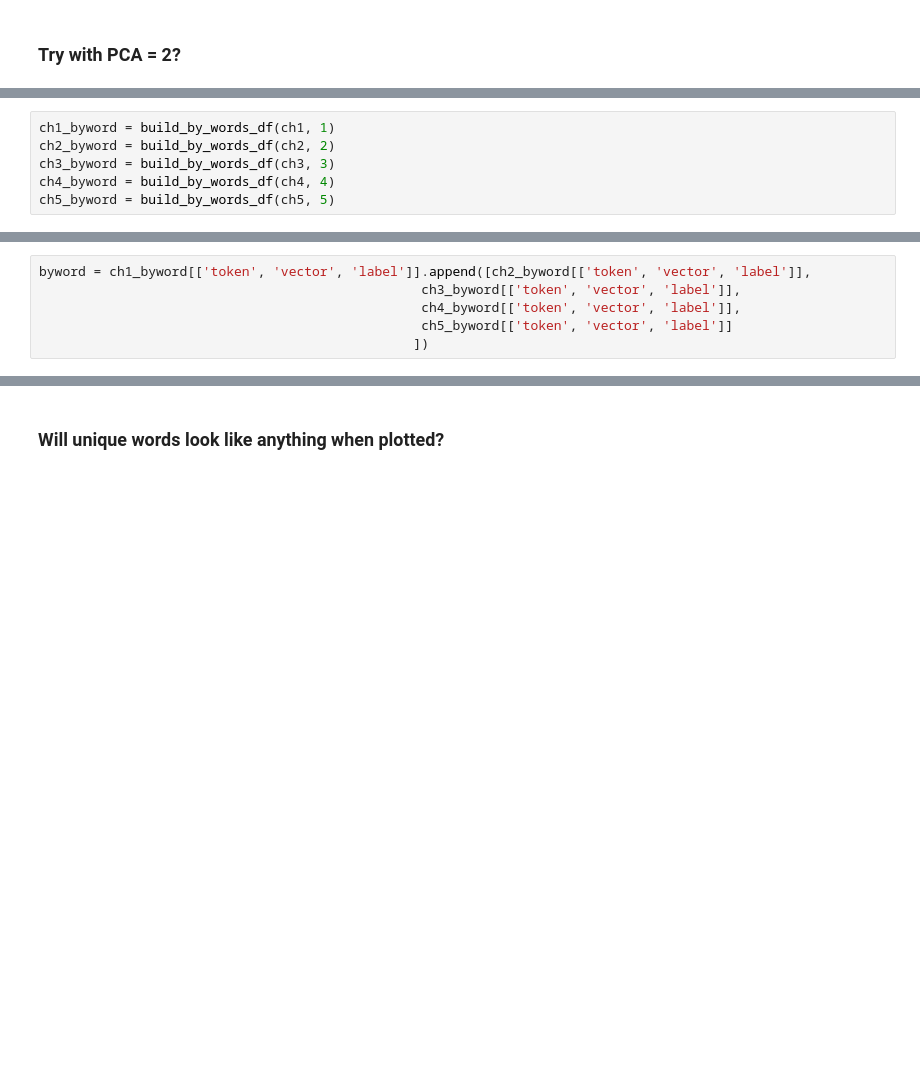
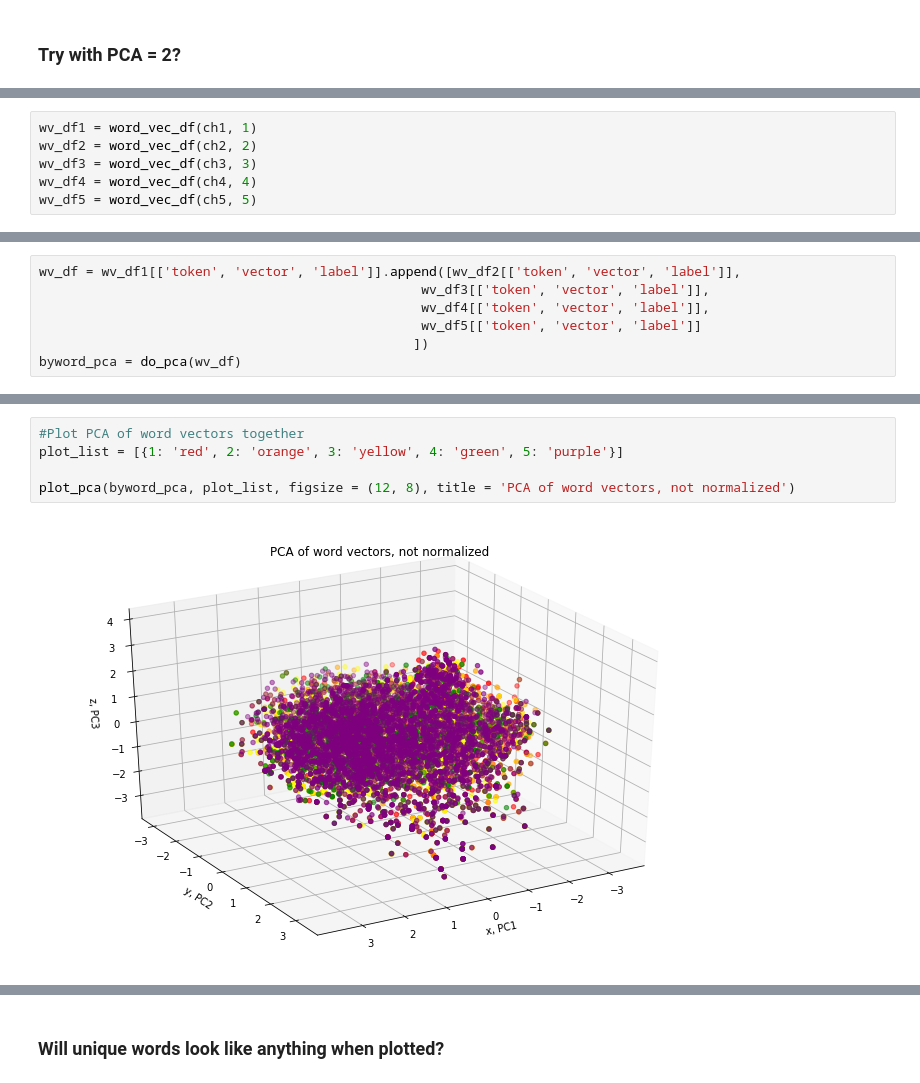
Before and after one commit to ssrosa/dsc-4-final-project-online-ds-pt-100118, a Jupyter notebook: student.ipynb, the cells around one changed output, grey strips where cells are left out. Saved outputs shown, nothing was run; the diff lists cells and outputs as text; blank space fills up the shorter version.

```diff
--- a/student.ipynb
+++ b/student.ipynb
@@ -658,6 +438,6 @@ def build_by_words_df(text, label):
 # %%
-ch1_byword = build_by_words_df(ch1, 1)
-ch2_byword = build_by_words_df(ch2, 2)
-ch3_byword = build_by_words_df(ch3, 3)
-ch4_byword = build_by_words_df(ch4, 4)
-ch5_byword = build_by_words_df(ch5, 5)
+wv_df1 = word_vec_df(ch1, 1)
+wv_df2 = word_vec_df(ch2, 2)
+wv_df3 = word_vec_df(ch3, 3)
+wv_df4 = word_vec_df(ch4, 4)
+wv_df5 = word_vec_df(ch5, 5)
@@ -684,6 +453,7 @@ ch1_byword.shape[0], ch2_byword.shape[0], ch3_byword.shape[0], ch4_byword.shape[
 # %%
-byword = ch1_byword[['token', 'vector', 'label']].append([ch2_byword[['token', 'vector', 'label']],
-                                                 ch3_byword[['token', 'vector', 'label']],
-                                                 ch4_byword[['token', 'vector', 'label']],
-                                                 ch5_byword[['token', 'vector', 'label']]
+wv_df = wv_df1[['token', 'vector', 'label']].append([wv_df2[['token', 'vector', 'label']],
+                                                 wv_df3[['token', 'vector', 'label']],
+                                                 wv_df4[['token', 'vector', 'label']],
+                                                 wv_df5[['token', 'vector', 'label']]
                                                 ])
+byword_pca = do_pca(wv_df)
@@ -783,0 +460,7 @@ plt.show()
+# %%
+#Plot PCA of word vectors together
+plot_list = [{1: 'red', 2: 'orange', 3: 'yellow', 4: 'green', 5: 'purple'}]
+
+plot_pca(byword_pca, plot_list, figsize = (12, 8), title = 'PCA of word vectors, not normalized')
+# %% [output]
+[figure, added]
```
Also changed, not shown: parts of 64 cells of this notebook.
